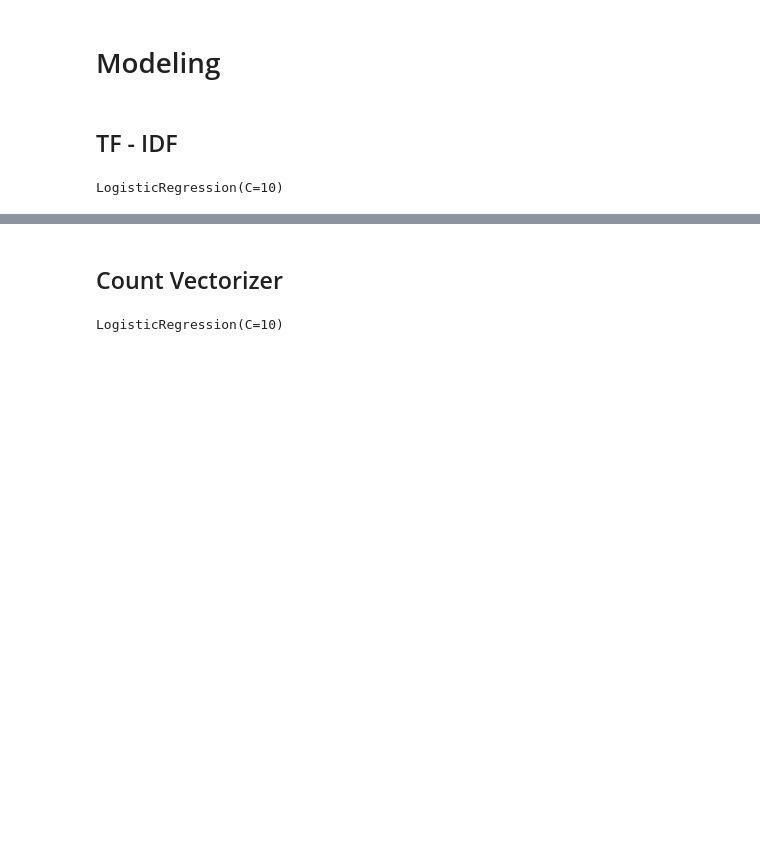
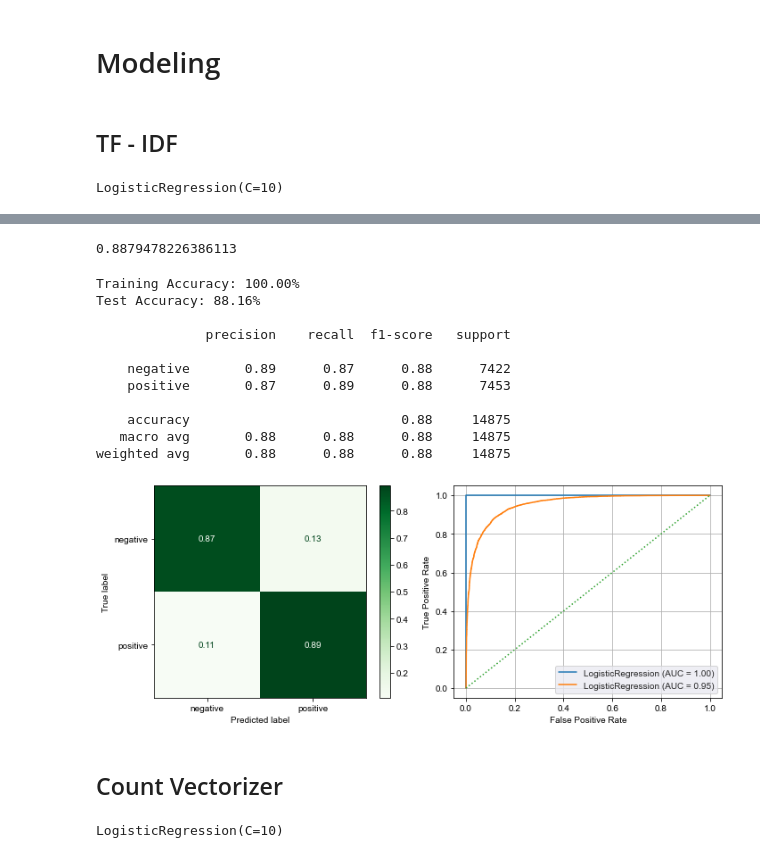
Before and after one commit to Drymander/dsc-phase-4-project, a Jupyter notebook: NLP Notebook 6.18.ipynb, the cells around one changed output, grey strips where cells are left out. Cells and saved outputs as stored; diff of their text form; code cells hidden in the pictures; blank space fills up the shorter version.

```diff
--- a/NLP Notebook 6.18.ipynb
+++ b/NLP Notebook 6.18.ipynb
@@ -582,0 +603,33 @@ df_coef.sort_values(by='coefficients', ascending=False)
+# %%
+run = False
+
+# Initiate new model and perform grid search
+tfidf_log_hp = LogisticRegression(random_state=8)
+
+
+if run == True:
+
+# Define lists of parameters to compare
+    params = {'C':[0.01,0.1,1,10,100],
+            'penalty':['l1','l2','elastic_net'],
+            'solver':["liblinear", "newton-cg", "lbfgs", "sag","saga"]
+             }
+
+else:
+    params = {'C':[100],
+            'penalty':['l2'],
+            'solver':["newton-cg"]
+             }
+
+# 'C': 10, 'penalty': 'l2', 'solver': 'newton-cg'
+
+# Run the grid search with a focus on accuracy
+log_grid_search = GridSearchCV(tfidf_log_hp,params,scoring='accuracy',
+                              verbose=100,
+                              n_jobs=-1)
+
+# Fit grid search to training data and display best parameters
+log_grid_search.fit(X_train_tfidf, y_train)
+
+# Print best parameters
+log_grid_search.best_params_
@@ -583,3 +647,22 @@ df_coef.sort_values(by='coefficients', ascending=False)
+# %%
+log_grid_search.best_score_
+# %% [output]
+0.8879478226386113
+# %%
+evaluate_model(log_grid_search.best_estimator_, X_train=X_train_tfidf, X_test=X_test_tfidf)
+# %% [output]
+Training Accuracy: 100.00%
+Test Accuracy: 88.16%
+
+              precision    recall  f1-score   support
+
+    negative       0.89      0.87      0.88      7422
+    positive       0.87      0.89      0.88      7453
+
+    accuracy                           0.88     14875
+   macro avg       0.88      0.88      0.88     14875
+weighted avg       0.88      0.88      0.88     14875
+[figure, added]
 # %% [markdown]
 ## Count Vectorizer
 # %%
```
Also changed, not shown: parts of 45 cells of this notebook, 4 other files.
